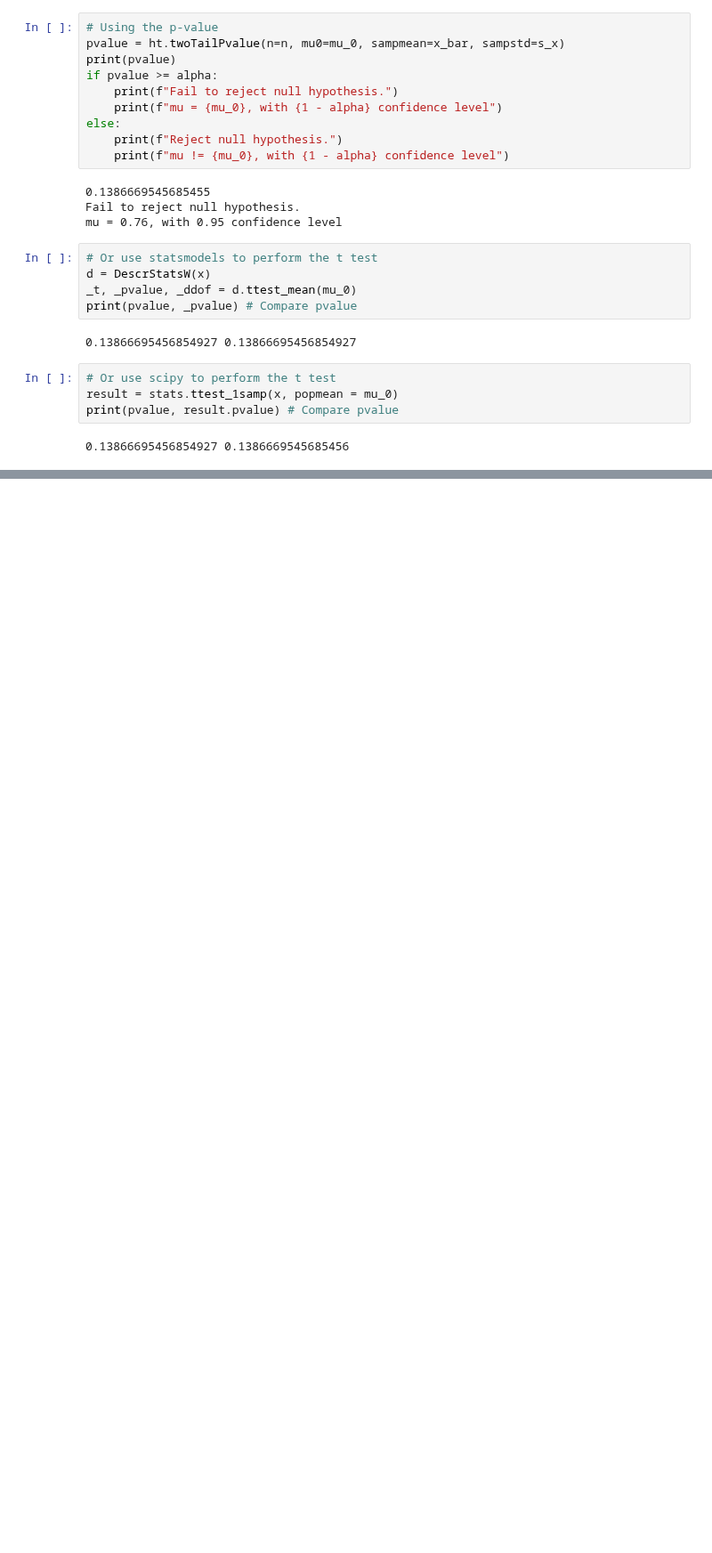
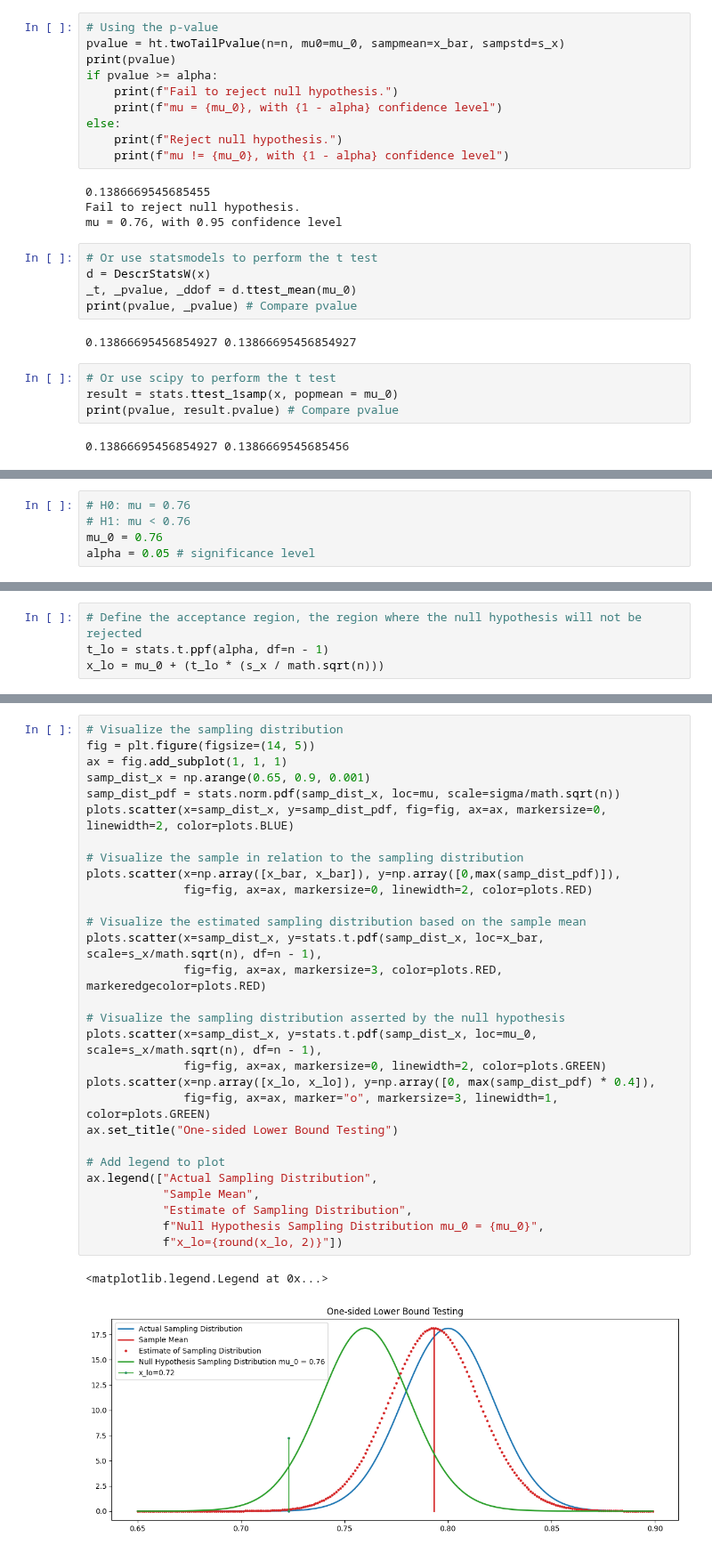
Before and after one commit to afrut/learn-ml, a Jupyter notebook: statistics/hypothesis_testing/unknown_variance.ipynb, the cells around one changed output, grey strips where cells are left out. Shown at 89% size. Saved outputs shown, nothing was run; the diff lists cells and outputs as text; blank space fills up the shorter version.

```diff
--- a/statistics/hypothesis_testing/unknown_variance.ipynb
+++ b/statistics/hypothesis_testing/unknown_variance.ipynb
@@ -180,0 +183,5 @@ print(pvalue, result.pvalue) # Compare pvalue
+# %%
+# H0: mu = 0.76
+# H1: mu < 0.76
+mu_0 = 0.76
+alpha = 0.05 # significance level
@@ -180,0 +191,4 @@ print(pvalue, result.pvalue) # Compare pvalue
+# %%
+# Define the acceptance region, the region where the null hypothesis will not be rejected
+t_lo = stats.t.ppf(alpha, df=n - 1)
+x_lo = mu_0 + (t_lo * (s_x / math.sqrt(n)))
@@ -180,0 +206,32 @@ print(pvalue, result.pvalue) # Compare pvalue
+# %%
+# Visualize the sampling distribution
+fig = plt.figure(figsize=(14, 5))
+ax = fig.add_subplot(1, 1, 1)
+samp_dist_x = np.arange(0.65, 0.9, 0.001)
+samp_dist_pdf = stats.norm.pdf(samp_dist_x, loc=mu, scale=sigma/math.sqrt(n))
+plots.scatter(x=samp_dist_x, y=samp_dist_pdf, fig=fig, ax=ax, markersize=0, linewidth=2, color=plots.BLUE)
+
+# Visualize the sample in relation to the sampling distribution
+plots.scatter(x=np.array([x_bar, x_bar]), y=np.array([0,max(samp_dist_pdf)]),
+              fig=fig, ax=ax, markersize=0, linewidth=2, color=plots.RED)
+
+# Visualize the estimated sampling distribution based on the sample mean
+plots.scatter(x=samp_dist_x, y=stats.t.pdf(samp_dist_x, loc=x_bar, scale=s_x/math.sqrt(n), df=n - 1),
+              fig=fig, ax=ax, markersize=3, color=plots.RED, markeredgecolor=plots.RED)
+
+# Visualize the sampling distribution asserted by the null hypothesis
+plots.scatter(x=samp_dist_x, y=stats.t.pdf(samp_dist_x, loc=mu_0, scale=s_x/math.sqrt(n), df=n - 1),
+              fig=fig, ax=ax, markersize=0, linewidth=2, color=plots.GREEN)
+plots.scatter(x=np.array([x_lo, x_lo]), y=np.array([0, max(samp_dist_pdf) * 0.4]),
+              fig=fig, ax=ax, marker="o", markersize=3, linewidth=1, color=plots.GREEN)
+ax.set_title("One-sided Lower Bound Testing")
+
+# Add legend to plot
+ax.legend(["Actual Sampling Distribution",
+           "Sample Mean",
+           "Estimate of Sampling Distribution",
+           f"Null Hypothesis Sampling Distribution mu_0 = {mu_0}",
+           f"x_lo={round(x_lo, 2)}"])
+# %% [output]
+<matplotlib.legend.Legend at 0x...>
+[figure, added]
```
Also changed, not shown: parts of 16 cells of this notebook.
